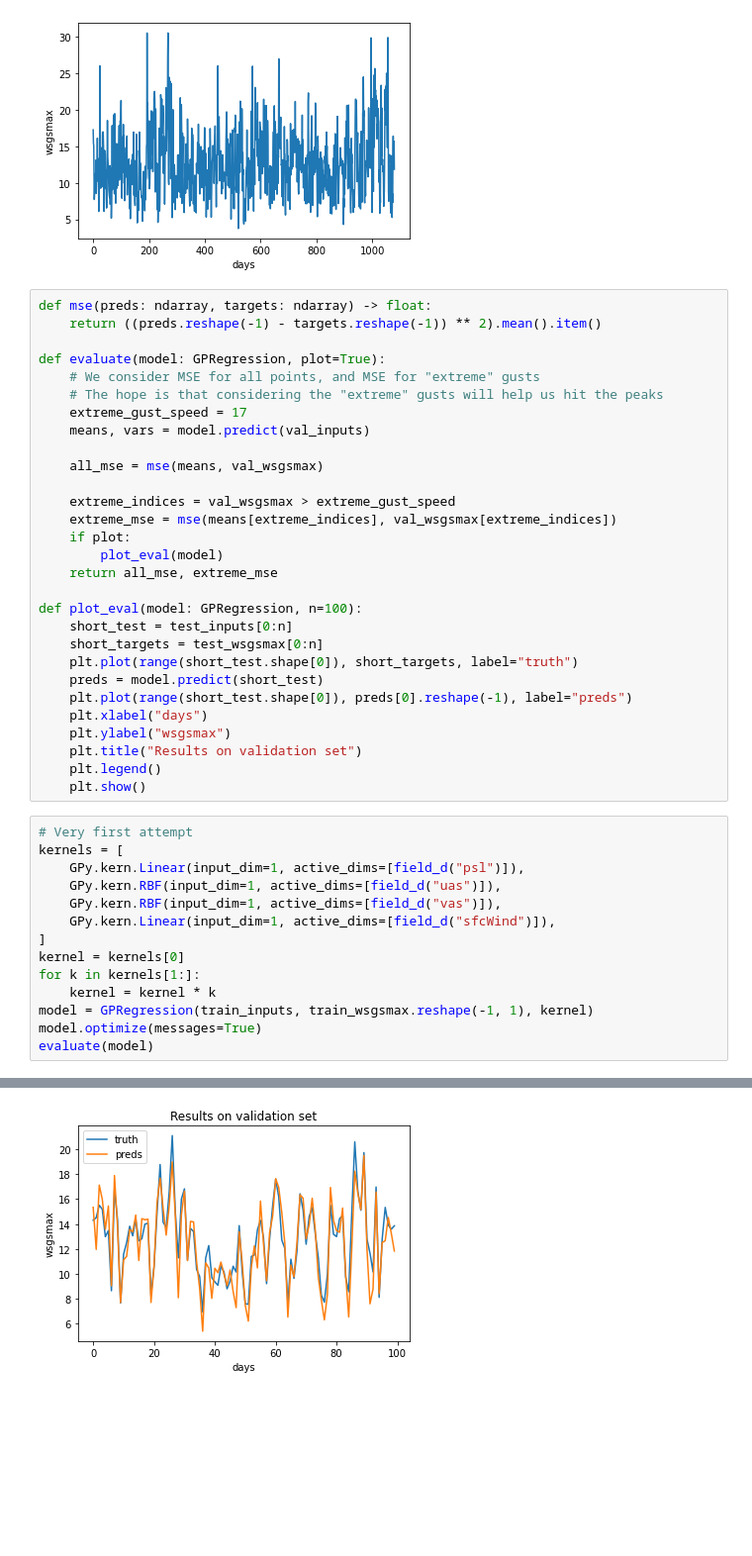
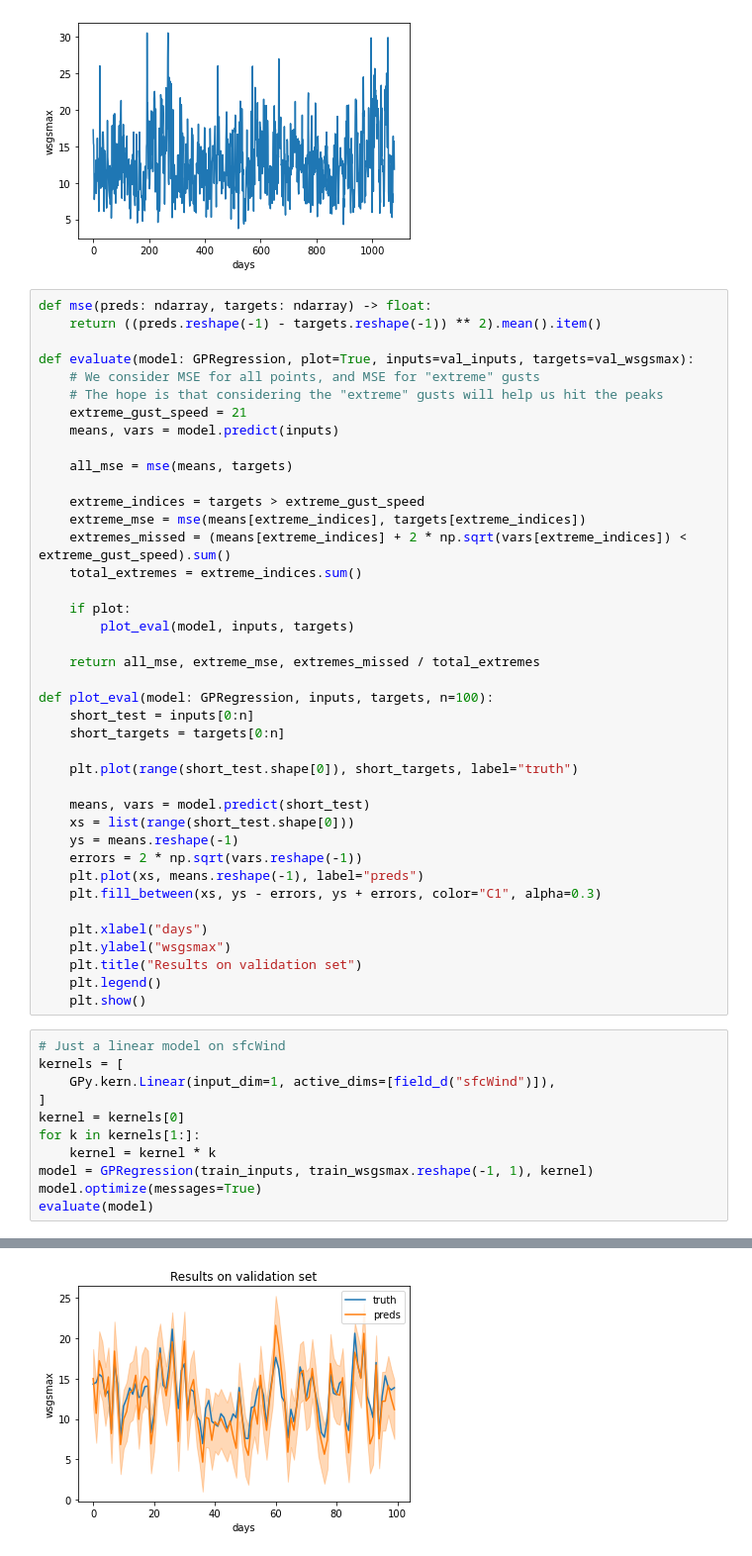
Before and after one commit to dantsai123/wind, a Jupyter notebook: single_point.ipynb, the cells around one changed output, grey strips where cells are left out. Shown at 99% size. Saved outputs shown, nothing was run; the diff lists cells and outputs as text; blank space fills up the shorter version.

```diff
--- a/single_point.ipynb
+++ b/single_point.ipynb
@@ -77,37 +87,45 @@ plt.show()
 def mse(preds: ndarray, targets: ndarray) -> float:
     return ((preds.reshape(-1) - targets.reshape(-1)) ** 2).mean().item()
 
-def evaluate(model: GPRegression, plot=True):
+def evaluate(model: GPRegression, plot=True, inputs=val_inputs, targets=val_wsgsmax):
     # We consider MSE for all points, and MSE for "extreme" gusts
     # The hope is that considering the "extreme" gusts will help us hit the peaks
-    extreme_gust_speed = 17
-    means, vars = model.predict(val_inputs)
+    extreme_gust_speed = 21
+    means, vars = model.predict(inputs)
 
-    all_mse = mse(means, val_wsgsmax)
+    all_mse = mse(means, targets)
 
-    extreme_indices = val_wsgsmax > extreme_gust_speed
-    extreme_mse = mse(means[extreme_indices], val_wsgsmax[extreme_indices])
+    extreme_indices = targets > extreme_gust_speed
+    extreme_mse = mse(means[extreme_indices], targets[extreme_indices])
+    extremes_missed = (means[extreme_indices] + 2 * np.sqrt(vars[extreme_indices]) < extreme_gust_speed).sum()
+    total_extremes = extreme_indices.sum()
+
     if plot:
-        plot_eval(model)
-    return all_mse, extreme_mse
+        plot_eval(model, inputs, targets)
 
-def plot_eval(model: GPRegression, n=100):
-    short_test = test_inputs[0:n]
-    short_targets = test_wsgsmax[0:n]
+    return all_mse, extreme_mse, extremes_missed / total_extremes
+
+def plot_eval(model: GPRegression, inputs, targets, n=100):
+    short_test = inputs[0:n]
+    short_targets = targets[0:n]
+
     plt.plot(range(short_test.shape[0]), short_targets, label="truth")
-    preds = model.predict(short_test)
-    plt.plot(range(short_test.shape[0]), preds[0].reshape(-1), label="preds")
+
+    means, vars = model.predict(short_test)
+    xs = list(range(short_test.shape[0]))
+    ys = means.reshape(-1)
+    errors = 2 * np.sqrt(vars.reshape(-1))
+    plt.plot(xs, means.reshape(-1), label="preds")
+    plt.fill_between(xs, ys - errors, ys + errors, color="C1", alpha=0.3)
+
     plt.xlabel("days")
     plt.ylabel("wsgsmax")
     plt.title("Results on validation set")
     plt.legend()
     plt.show()
 # %%
-# Very first attempt
+# Just a linear model on sfcWind
 kernels = [
-    GPy.kern.Linear(input_dim=1, active_dims=[field_d("psl")]),
-    GPy.kern.RBF(input_dim=1, active_dims=[field_d("uas")]),
-    GPy.kern.RBF(input_dim=1, active_dims=[field_d("vas")]),
     GPy.kern.Linear(input_dim=1, active_dims=[field_d("sfcWind")]),
 ]
 kernel = kernels[0]
@@ -126,2 +144,2 @@ Runtime:     03s11
 Optimization status: Converged
-[figure, old version]
+[figure, new version]
```
Also changed, not shown: parts of 6 cells of this notebook.
